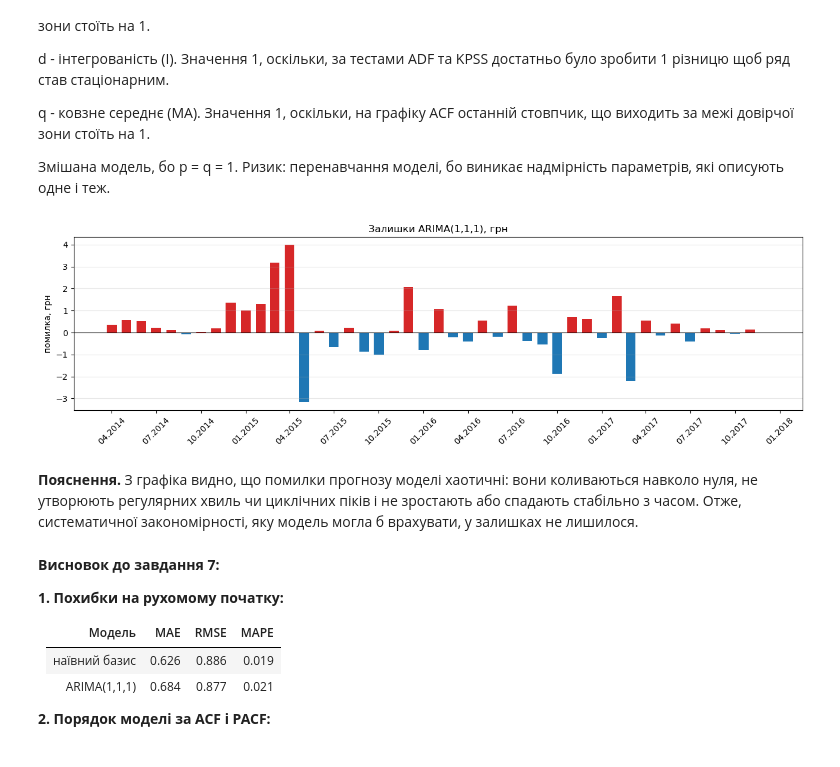
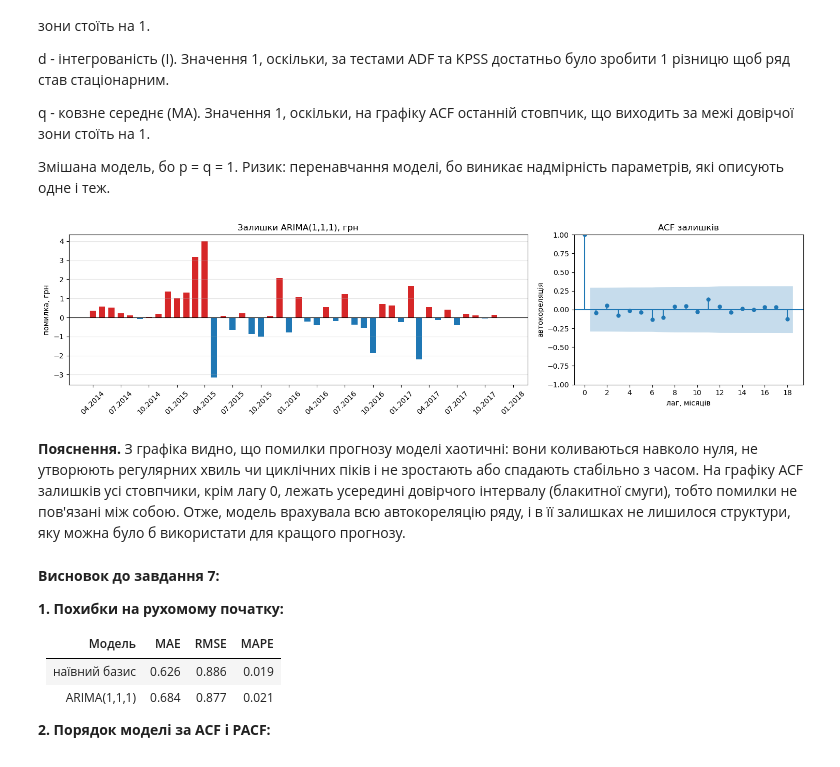
Before and after one commit to yarapan/Data-Analysis-Visualization, a Jupyter notebook: Lab_4/ЛР4_завдання_студенту.ipynb, the cells around one changed output. Cells and saved outputs as stored; diff of their text form; code cells hidden in the pictures.

```diff
--- a/Lab_4/ЛР4_завдання_студенту.ipynb
+++ b/Lab_4/ЛР4_завдання_студенту.ipynb
@@ -610,20 +622,30 @@ resid = fit.resid.iloc[1:] # перший залишок - сам рівень
 # %%
 import matplotlib.dates as mdates
 
-fig, ax = plt.subplots(figsize=(13, 4))
-ax.bar(resid.index, resid.values, width=20,
-       color=['tab:red' if v > 0 else 'tab:blue' for v in resid.values])
-ax.axhline(0, color='black', lw=0.8)
-ax.set_title('Залишки ARIMA(1,1,1), грн')
-ax.set_ylabel('помилка, грн'); ax.grid(alpha=.3, axis='y')
-ax.xaxis.set_major_locator(mdates.MonthLocator(bymonth=[1, 4, 7, 10]))
-ax.xaxis.set_major_formatter(mdates.DateFormatter('%m.%Y'))
-ax.tick_params(axis='x', rotation=45)
+fig, axes = plt.subplots(1, 2, figsize=(15, 4), gridspec_kw={'width_ratios': [2, 1]})
+
+
+axes[0].bar(resid.index, resid.values, width=20,
+            color=['tab:red' if v > 0 else 'tab:blue' for v in resid.values])
+axes[0].axhline(0, color='black', lw=0.8)
+axes[0].set_title('Залишки ARIMA(1,1,1), грн')
+axes[0].set_ylabel('помилка, грн'); axes[0].grid(alpha=.3, axis='y')
+axes[0].xaxis.set_major_locator(mdates.MonthLocator(bymonth=[1, 4, 7, 10]))
+axes[0].xaxis.set_major_formatter(mdates.DateFormatter('%m.%Y'))
+axes[0].tick_params(axis='x', rotation=45)
+
+
+plot_acf(resid, lags=18, ax=axes[1], title='ACF залишків')
+axes[1].set_xticks(range(0, 19, 2))
+axes[1].set_xlabel('лаг, місяців')
+axes[1].set_ylabel('автокореляція')
+
 plt.tight_layout(); plt.show()
 # %% [output]
-[figure, old version]
+[figure, new version]
 # %% [markdown]
-**Пояснення.** З графіка видно, що помилки прогнозу моделі хаотичні: вони коливаються навколо нуля, не утворюють регулярних хвиль чи циклічних піків і не зростають або спадають стабільно з часом. Отже, систематичної закономірності, яку модель могла б врахувати, у залишках не лишилося.
+**Пояснення.** З графіка видно, що помилки прогнозу моделі хаотичні: вони коливаються навколо нуля, не утворюють регулярних хвиль чи циклічних піків і не зростають або спадають стабільно з часом.
+На графіку ACF залишків усі стовпчики, крім лагу 0, лежать усередині довірчого інтервалу (блакитної смуги), тобто помилки не пов'язані між собою. Отже, модель врахувала всю автокореляцію ряду, і в її залишках не лишилося структури, яку можна було б використати для кращого прогнозу.
 # %% [markdown]
 **Висновок до завдання 7:**
 
```
Also changed, not shown: parts of 3 cells of this notebook.
